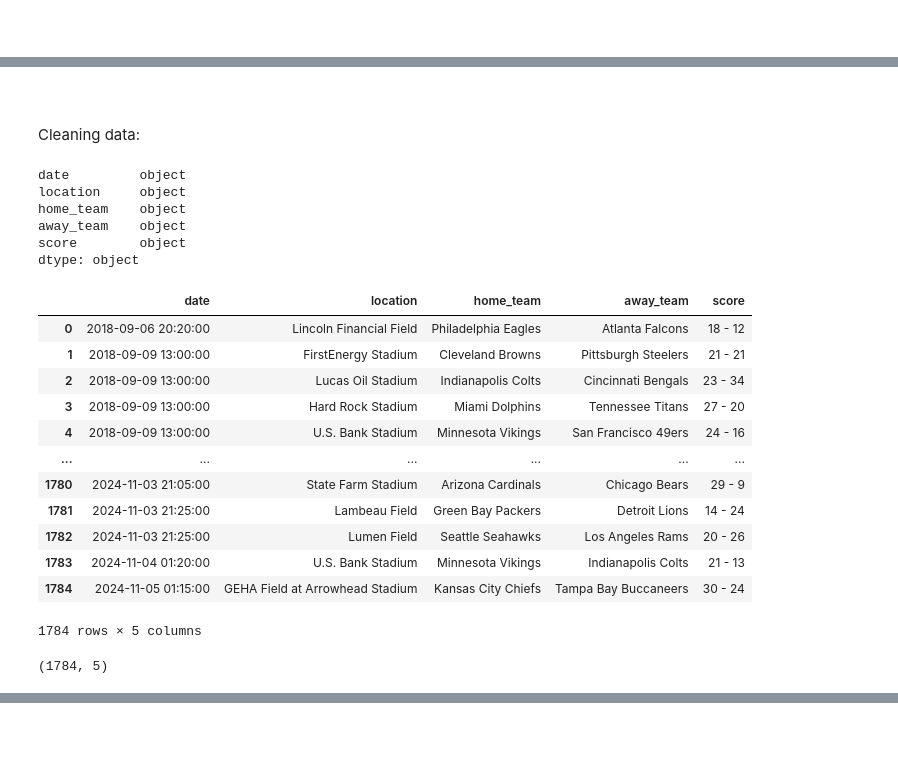
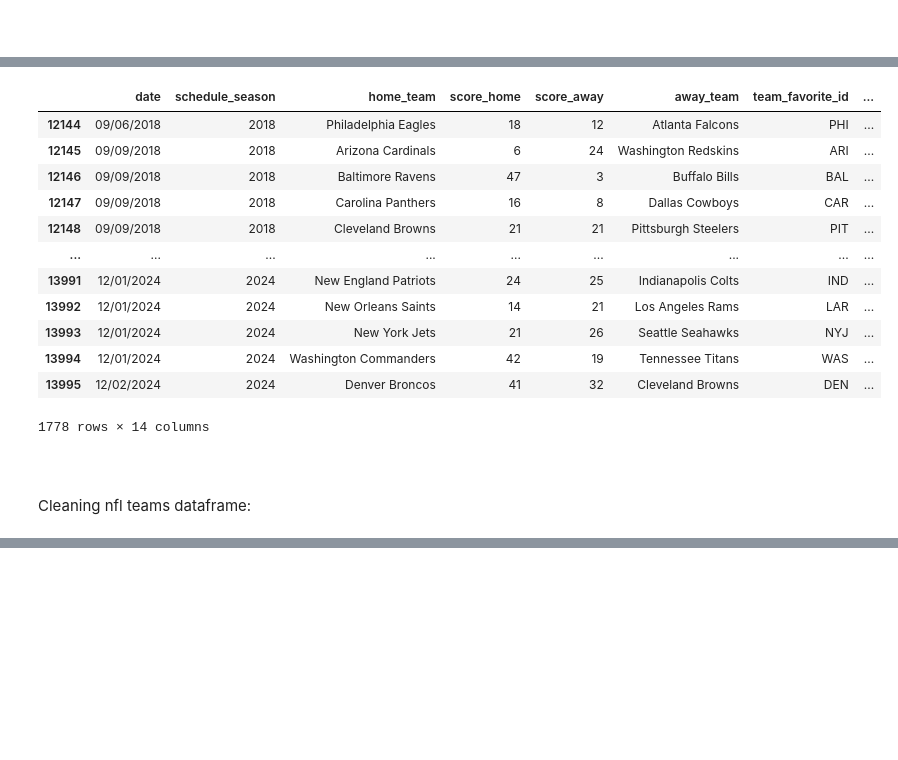
Before and after one commit to jakobm50/3250-project, a Jupyter notebook: code/notebooks/00_importing_data.ipynb, the cells around one changed output, grey strips where cells are left out. Drawn from its saved outputs; the diff is of its cells as text; code cells hidden in the pictures; blank space fills up the shorter version.

```diff
--- a/code/notebooks/00_importing_data.ipynb
+++ b/code/notebooks/00_importing_data.ipynb
@@ -61,0 +76,13 @@ display(nfl_games)
+# %%
+# drop unneeded columns anymore
+columns_to_drop = ["schedule_week", "schedule_playoff", "stadium_neutral"]
+nfl_odds = nfl_odds.drop(columns = columns_to_drop)
+# %%
+# convert data types in columns
+nfl_odds["score_home"] = nfl_odds["score_home"].astype(int)
+nfl_odds["score_away"] = nfl_odds["score_away"].astype(int)
+nfl_odds["over_under_line"] = nfl_odds["over_under_line"].astype(float)
+# %%
+# convert the date column
+nfl_odds["schedule_date"] = pd.to_datetime(nfl_odds["schedule_date"], format = "%m/%d/%Y")
+nfl_odds["schedule_date"] = nfl_odds["schedule_date"].dt.strftime("%m/%d/%Y")
@@ -62,4 +107,27 @@ display(nfl_games)
+# %%
+# rename columns for easy of integrating
+columns_to_rename = {
+    "schedule_date": "date",
+    "stadium": "location",
+    "team_home": "home_team",
+    "team_away": "away_team"
+}
+nfl_odds = nfl_odds.rename(columns = columns_to_rename)
+# %%
+display(nfl_odds)
+# %% [output]
+|  | date | schedule_season | home_team | score_home | score_away | away_team | team_favorite_id | ... |
+| 12144 | 09/06/2018 | 2018 | Philadelphia Eagles | 18 | 12 | Atlanta Falcons | PHI | ... |
+| 12145 | 09/09/2018 | 2018 | Arizona Cardinals | 6 | 24 | Washington Redskins | ARI | ... |
+| 12146 | 09/09/2018 | 2018 | Baltimore Ravens | 47 | 3 | Buffalo Bills | BAL | ... |
+| 12147 | 09/09/2018 | 2018 | Carolina Panthers | 16 | 8 | Dallas Cowboys | CAR | ... |
+| 12148 | 09/09/2018 | 2018 | Cleveland Browns | 21 | 21 | Pittsburgh Steelers | PIT | ... |
+| ... | ... | ... | ... | ... | ... | ... | ... | ... |
+| 13991 | 12/01/2024 | 2024 | New England Patriots | 24 | 25 | Indianapolis Colts | IND | ... |
+| 13992 | 12/01/2024 | 2024 | New Orleans Saints | 14 | 21 | Los Angeles Rams | LAR | ... |
+| 13993 | 12/01/2024 | 2024 | New York Jets | 21 | 26 | Seattle Seahawks | NYJ | ... |
+| 13994 | 12/01/2024 | 2024 | Washington Commanders | 42 | 19 | Tennessee Titans | WAS | ... |
+| 13995 | 12/02/2024 | 2024 | Denver Broncos | 41 | 32 | Cleveland Browns | DEN | ... |
+1778 rows × 14 columns
 # %% [markdown]
 <br>
-# %% [markdown]
-Cleaning data:
@@ -80,10 +133,0 @@ nfl_games = nfl_games.rename(columns = column_names)
-# %%
-# check column types
-print(nfl_games.dtypes)
-# %% [output]
-date         object
-location     object
-home_team    object
-away_team    object
-score        object
-dtype: object
@@ -96,18 +134,2 @@ nfl_games = nfl_games.dropna()
-# %%
-display(nfl_games)
-print(nfl_games.shape)
-# %% [output]
-|  | date | location | home_team | away_team | score |
-| 0 | 2018-09-06 20:20:00 | Lincoln Financial Field | Philadelphia Eagles | Atlanta Falcons | 18 - 12 |
-| 1 | 2018-09-09 13:00:00 | FirstEnergy Stadium | Cleveland Browns | Pittsburgh Steelers | 21 - 21 |
-| 2 | 2018-09-09 13:00:00 | Lucas Oil Stadium | Indianapolis Colts | Cincinnati Bengals | 23 - 34 |
-| 3 | 2018-09-09 13:00:00 | Hard Rock Stadium | Miami Dolphins | Tennessee Titans | 27 - 20 |
-| 4 | 2018-09-09 13:00:00 | U.S. Bank Stadium | Minnesota Vikings | San Francisco 49ers | 24 - 16 |
-| ... | ... | ... | ... | ... | ... |
-| 1780 | 2024-11-03 21:05:00 | State Farm Stadium | Arizona Cardinals | Chicago Bears | 29 - 9 |
-| 1781 | 2024-11-03 21:25:00 | Lambeau Field | Green Bay Packers | Detroit Lions | 14 - 24 |
-| 1782 | 2024-11-03 21:25:00 | Lumen Field | Seattle Seahawks | Los Angeles Rams | 20 - 26 |
-| 1783 | 2024-11-04 01:20:00 | U.S. Bank Stadium | Minnesota Vikings | Indianapolis Colts | 21 - 13 |
-| 1784 | 2024-11-05 01:15:00 | GEHA Field at Arrowhead Stadium | Kansas City Chiefs | Tampa Bay Buccaneers | 30 - 24 |
-1784 rows × 5 columns
-(1784, 5)
+# %% [markdown]
+Cleaning nfl teams dataframe:
```
Also changed, not shown: parts of 28 cells of this notebook, 11 other files.
